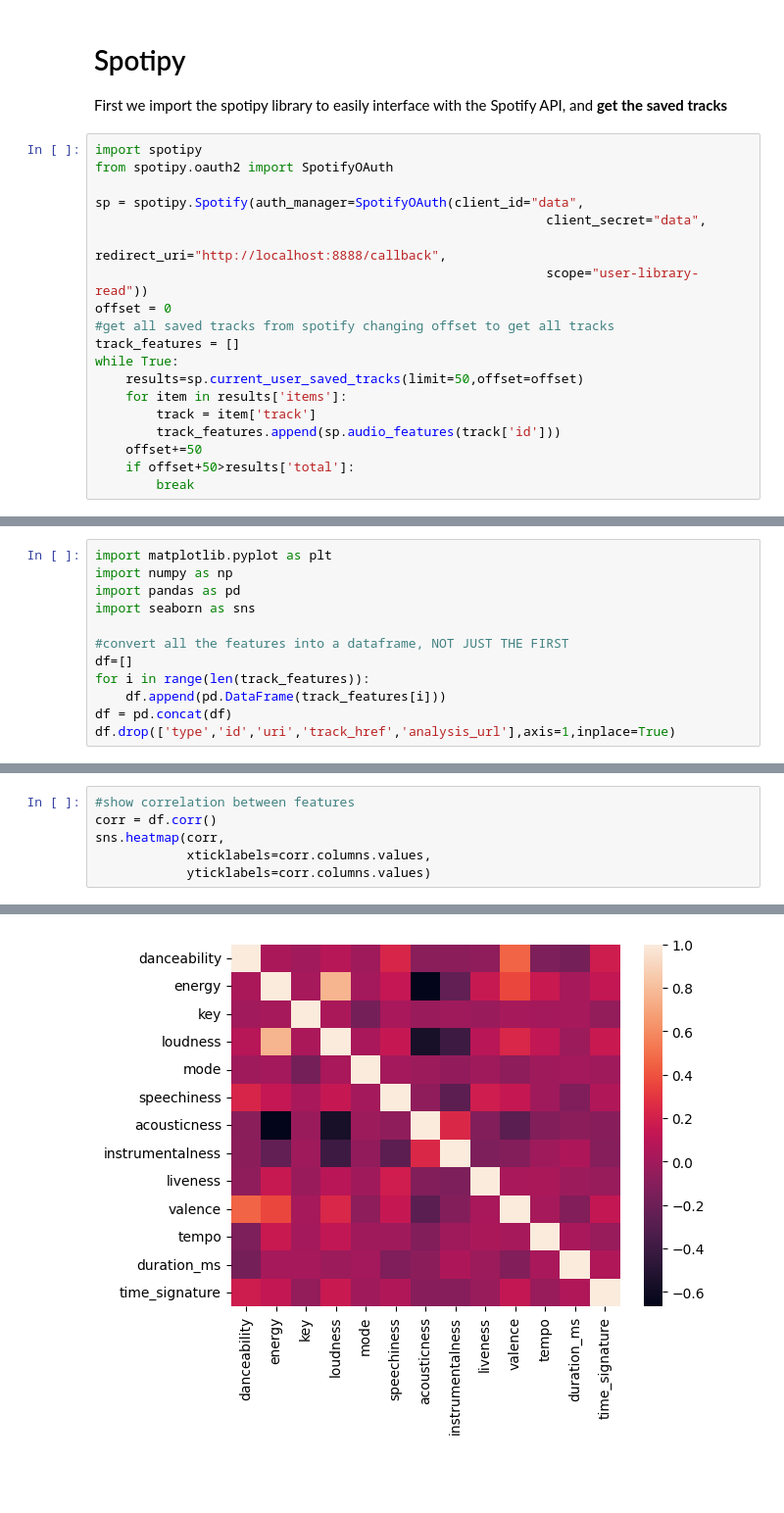
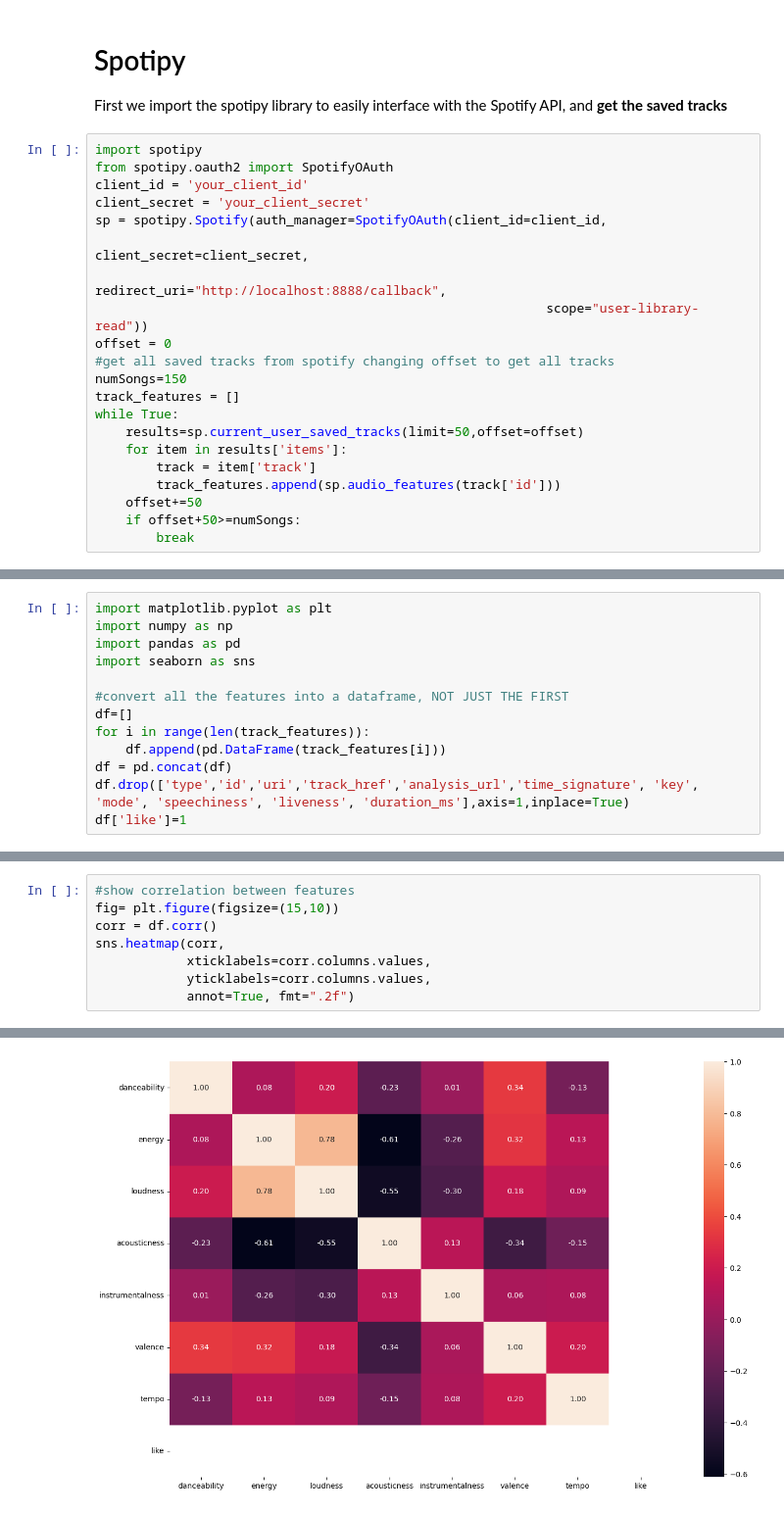
Before and after one commit to danielenapo/Bayesify, a Jupyter notebook: spotipy.ipynb, the cells around one changed output, grey strips where cells are left out. Shown at 98% size. Drawn from its saved outputs; the diff is of its cells as text; blank space fills up the shorter version.

Commit message:
likes column

```diff
--- a/spotipy.ipynb
+++ b/spotipy.ipynb
@@ -4,13 +4,15 @@ First we import the spotipy library to easily interface with the Spotify API, an
 # %%
 import spotipy
 from spotipy.oauth2 import SpotifyOAuth
-
-sp = spotipy.Spotify(auth_manager=SpotifyOAuth(client_id="data",
-                                                           client_secret="data",
+client_id = 'your_client_id'
+client_secret = 'your_client_secret'
+sp = spotipy.Spotify(auth_manager=SpotifyOAuth(client_id=client_id,
+                                                           client_secret=client_secret,
                                                            redirect_uri="http://localhost:8888/callback",
                                                            scope="user-library-read"))
 offset = 0
 #get all saved tracks from spotify changing offset to get all tracks
+numSongs=150
 track_features = []
 while True:
     results=sp.current_user_saved_tracks(limit=50,offset=offset)
@@ -18,5 +20,5 @@ while True:
         track = item['track']
         track_features.append(sp.audio_features(track['id']))
     offset+=50
-    if offset+50>results['total']:
+    if offset+50>=numSongs:
         break
@@ -37,7 +41,8 @@ df=[]
 for i in range(len(track_features)):
     df.append(pd.DataFrame(track_features[i]))
 df = pd.concat(df)
-df.drop(['type','id','uri','track_href','analysis_url'],axis=1,inplace=True)
+df.drop(['type','id','uri','track_href','analysis_url','time_signature', 'key', 'mode', 'speechiness', 'liveness', 'duration_ms'],axis=1,inplace=True)
+df['like']=1
 # %%
 df.head()
 # %% [output]
@@ -69,9 +70,11 @@ array([[<AxesSubplot: title={'center': 'danceability'}>,
 # %%
 #show correlation between features
+fig= plt.figure(figsize=(15,10))
 corr = df.corr()
 sns.heatmap(corr,
             xticklabels=corr.columns.values,
-            yticklabels=corr.columns.values)
+            yticklabels=corr.columns.values,
+            annot=True, fmt=".2f")
 # %% [output]
 <AxesSubplot: >
-[figure, old version]
+[figure, new version]
```
Also changed, not shown: parts of 14 cells of this notebook, 3 other files.
